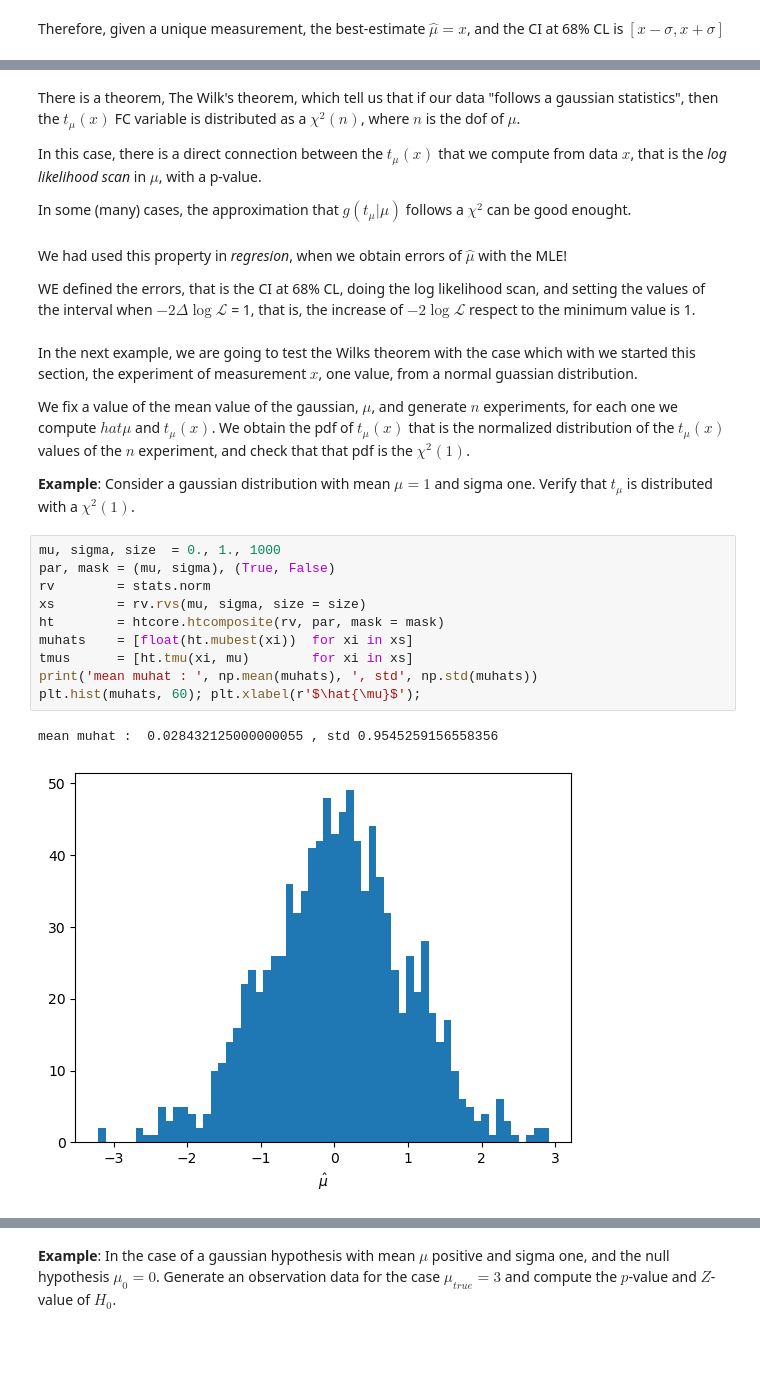
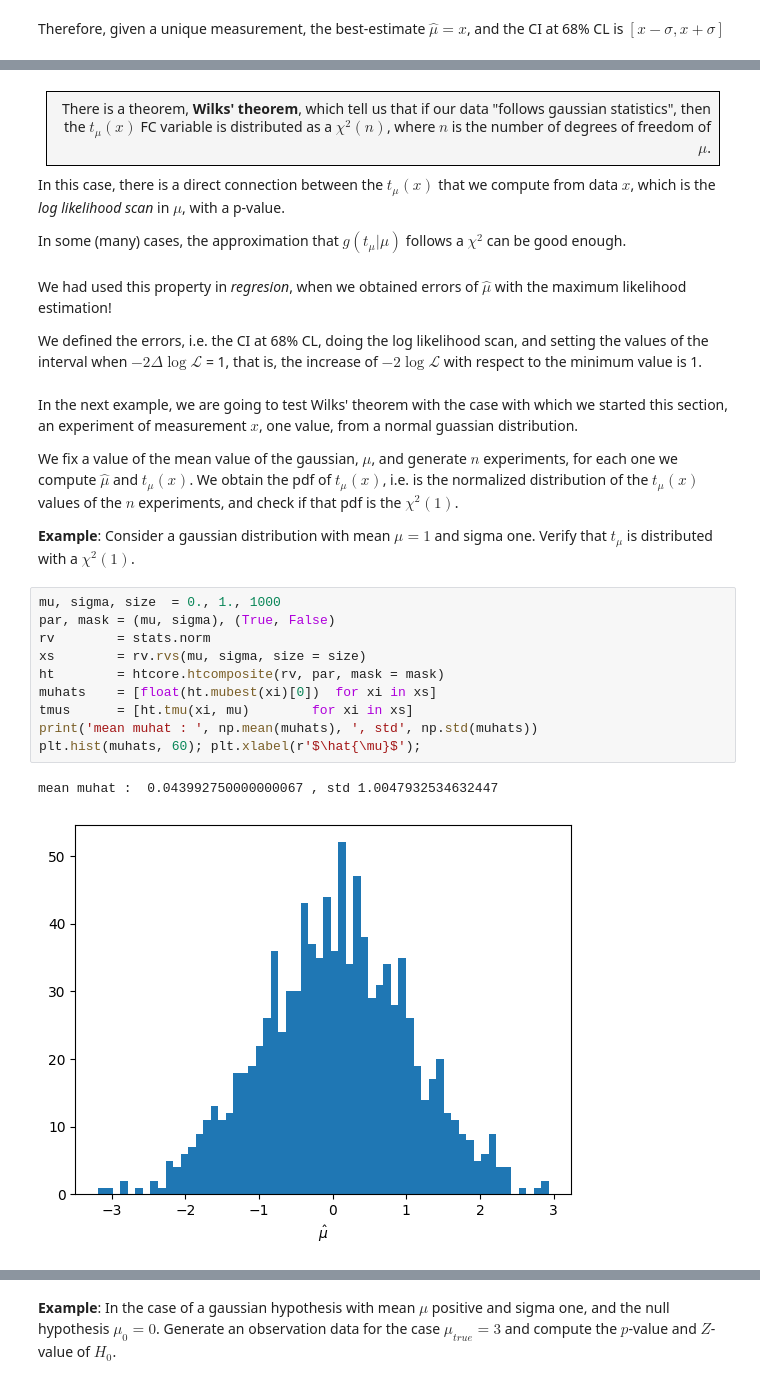
Before and after one commit to xabiercidvidal/USC-TA, a Jupyter notebook: ta_hypothesis_test_composite.ipynb, the cells around one changed output, grey strips where cells are left out. Cells and saved outputs as stored; diff of their text form; blank space fills up the shorter version.

```diff
--- a/ta_hypothesis_test_composite.ipynb
+++ b/ta_hypothesis_test_composite.ipynb
@@ -169,32 +172,37 @@ In this example of the gaussian, given a measurement $x$ to get the 68% cover in
 # %% [markdown]
-There is a theorem, The Wilk's theorem, which tell us that if our data "follows a gaussian statistics", then the $t_\mu(x)$ FC variable is distributed as a $\chi^2(n)$, where $n$ is the dof of $\mu$.
+<table style="border: 1px solid black; border-collapse: collapse;">
+    <tr>
+        <td style="border: 1px solid black; padding: 8px;font-size: 14px;">There is a theorem, <b>Wilks' theorem</b>, which tell us that if our data "follows gaussian statistics", then the $t_\mu(x)$ FC variable is distributed as a $\chi^2(n)$, where $n$ is the number of degrees of freedom of $\mu$.</td>
+    </tr>
+</table>
 
-In this case, there is a direct connection between the $t_\mu(x)$ that we compute from data $x$, that is the *log likelihood scan* in $\mu$, with a p-value.
 
-In some (many) cases, the approximation that $g(t_\mu | \mu)$ follows a $\chi^2$ can be good enought.
+In this case, there is a direct connection between the $t_\mu(x)$ that we compute from data $x$, which is the *log likelihood scan* in $\mu$, with a p-value.
+
+In some (many) cases, the approximation that $g(t_\mu | \mu)$ follows a $\chi^2$ can be good enough.
 # %% [markdown]
-We had used this property in *regresion*, when we obtain errors of $\hat{\mu}$ with the MLE!
+We had used this property in *regresion*, when we obtained errors of $\hat{\mu}$ with the maximum likelihood estimation!
 
-WE defined the errors, that is the CI at 68% CL, doing the log likelihood scan, and setting the values of the interval when $-2\Delta\log \mathcal{L}$ = 1, that is, the increase of $-2\log\mathcal{L}$ respect to the minimum value is 1.
+We defined the errors, i.e. the CI at 68% CL, doing the log likelihood scan, and setting the values of the interval when $-2\Delta\log \mathcal{L}$ = 1, that is, the increase of $-2\log\mathcal{L}$ with respect to the minimum value is 1.
 # %% [markdown]
-In the next example, we are going to test the Wilks theorem with the case which with we started this section, the experiment of measurement $x$, one value, from a normal guassian distribution.
+In the next example, we are going to test Wilks' theorem with the case with which we started this section, an experiment of measurement $x$, one value, from a normal guassian distribution.
 
-We fix a value of the mean value of the gaussian, $\mu$, and generate $n$ experiments, for each one we compute $hat{\mu}$ and $t_\mu(x)$. We obtain the pdf of $t_\mu(x)$ that is the normalized distribution of the $t_\mu(x)$ values of the $n$ experiment, and check that that pdf is the $\chi^2(1)$.
+We fix a value of the mean value of the gaussian, $\mu$, and generate $n$ experiments, for each one we compute $\hat{\mu}$ and $t_\mu(x)$. We obtain the pdf of $t_\mu(x)$, i.e. is the normalized distribution of the $t_\mu(x)$ values of the $n$ experiments, and check if that pdf is the $\chi^2(1)$.
 
 **Example**: Consider a gaussian distribution with mean $\mu=1$ and sigma one. Verify that $t_\mu$ is distributed with a $\chi^2(1)$.
 # %%
 mu, sigma, size  = 0., 1., 1000
 par, mask = (mu, sigma), (True, False)
 rv        = stats.norm
 xs        = rv.rvs(mu, sigma, size = size)
 ht        = htcore.htcomposite(rv, par, mask = mask)
-muhats    = [float(ht.mubest(xi))  for xi in xs]
+muhats    = [float(ht.mubest(xi)[0])  for xi in xs]
 tmus      = [ht.tmu(xi, mu)        for xi in xs]
 print('mean muhat : ', np.mean(muhats), ', std', np.std(muhats))
 plt.hist(muhats, 60); plt.xlabel(r'$\hat{\mu}$');
 # %% [output]
-mean muhat :  0.028432125000000055 , std 0.9545259156558356
+mean muhat :  0.043992750000000067 , std 1.0047932534632447
-[figure, old version]
+[figure, new version]
 # %%
 htplot.chi2_test(tmus, nbins = 100, label = r'$t_\mu$')
 # %% [output]
```
Also changed, not shown: parts of 50 cells of this notebook, 5 other files.
